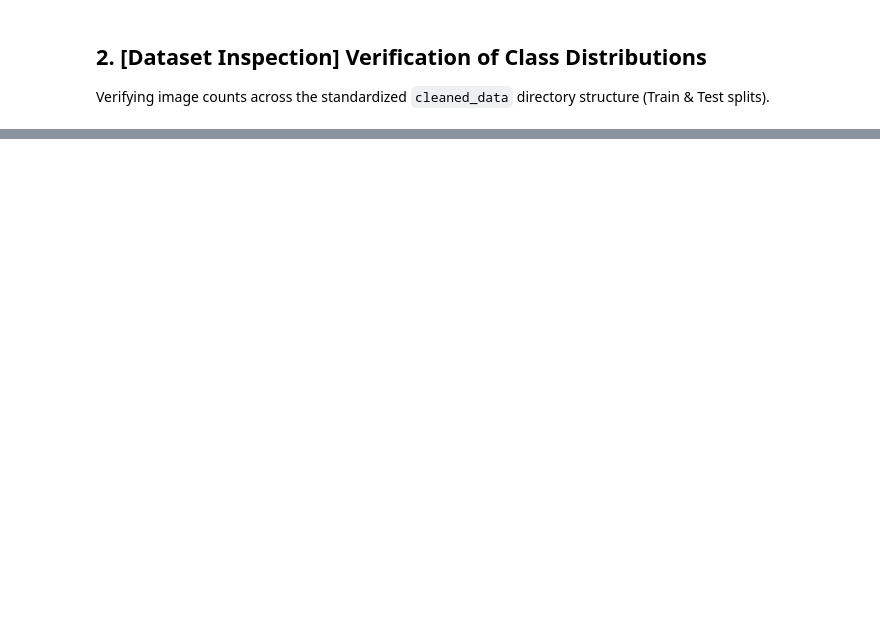
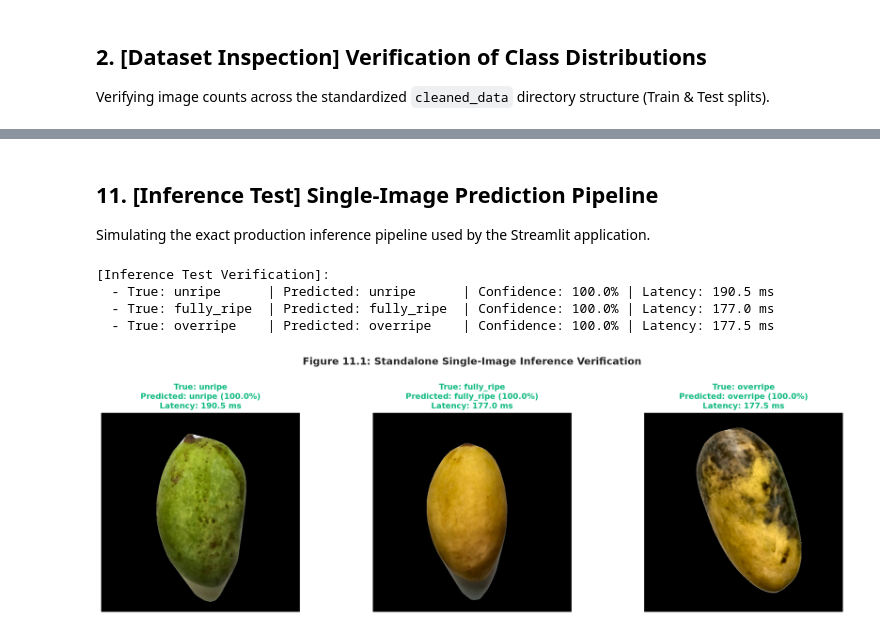
Before and after one commit to ChamHerman/mango-ripeness-grading, a Jupyter notebook: notebooks/texture_analysis_kb.ipynb, the cells around one changed output, grey strips where cells are left out. Saved outputs shown, nothing was run; the diff lists cells and outputs as text; code cells hidden in the pictures; blank space fills up the shorter version.

```diff
--- a/notebooks/texture_analysis_kb.ipynb
+++ b/notebooks/texture_analysis_kb.ipynb
@@ -522,0 +714,66 @@ for true_cls, res in results:
+# %% [markdown]
+## 11. [Inference Test] Single-Image Prediction Pipeline
+Simulating the exact production inference pipeline used by the Streamlit application.
+# %%
+def predict_mango_ripeness(img_path):
+    """Full single-image inference: load -> enhanced texture features -> scale -> predict."""
+    t_start = time.time()
+    img_bgr = cv2.imread(str(img_path))
+    if img_bgr is None:
+        raise ValueError(f"Could not load image: {img_path}")
+
+    pkg = joblib.load(OUTPUT_DIR / 'texture_model.joblib')
+    infer_model = pkg['model']
+    infer_scaler = pkg['scaler']
+    infer_cols = pkg['feature_cols']
+
+    feats, mask, gray, lbp_map, sobel_map = run_enhanced_texture_pipeline(img_bgr)
+    feat_row = pd.DataFrame([feats])[infer_cols].values
+    scaled = infer_scaler.transform(feat_row)
+
+    pred_label = int(infer_model.predict(scaled)[0])
+    pred_class = [c for c, v in LABEL_MAP.items() if v == pred_label][0]
+
+    confidence = float('nan')
+    if hasattr(infer_model, 'predict_proba'):
+        confidence = float(np.max(infer_model.predict_proba(scaled)[0])) * 100.0
+
+    elapsed_ms = (time.time() - t_start) * 1000.0
+    return {
+        'true_class': Path(img_path).parent.name,
+        'prediction': pred_class,
+        'confidence': confidence,
+        'latency_ms': elapsed_ms,
+        'image_rgb': cv2.cvtColor(img_bgr, cv2.COLOR_BGR2RGB),
+        'features': feats
+    }
+
+# Test on one sample per class
+fig, axes = plt.subplots(1, len(CLASSES), figsize=(16, 5))
+results = []
+
+for ax, cls in zip(axes, CLASSES):
+    sample = sorted((DATASET_ROOT / 'test' / cls).glob('*.jpg'))[0]
+    res = predict_mango_ripeness(sample)
+    results.append((cls, res))
+
+    ax.imshow(res['image_rgb'])
+    correct = (res['prediction'] == res['true_class'])
+    status_color = '#10b981' if correct else '#ef4444'
+    ax.set_title(f"True: {res['true_class']}\nPredicted: {res['prediction']} ({res['confidence']:.1f}%)\nLatency: {res['latency_ms']:.1f} ms",
+                 fontsize=11, fontweight='bold', color=status_color)
+    ax.axis('off')
+
+plt.suptitle("Figure 11.1: Standalone Single-Image Inference Verification", y=1.02, fontsize=14, fontweight='bold')
+plt.tight_layout()
+plt.show()
+
+print("[Inference Test Verification]:")
+for true_cls, res in results:
+    print(f"  - True: {true_cls:11s} | Predicted: {res['prediction']:11s} | Confidence: {res['confidence']:.1f}% | Latency: {res['latency_ms']:.1f} ms")
+# %% [output]
+[Inference Test Verification]:
+  - True: unripe      | Predicted: unripe      | Confidence: 100.0% | Latency: 190.5 ms
+  - True: fully_ripe  | Predicted: fully_ripe  | Confidence: 100.0% | Latency: 177.0 ms
+  - True: overripe    | Predicted: overripe    | Confidence: 100.0% | Latency: 177.5 ms
+[figure, added]
```
Also changed, not shown: parts of 37 cells of this notebook, 9 other files.
